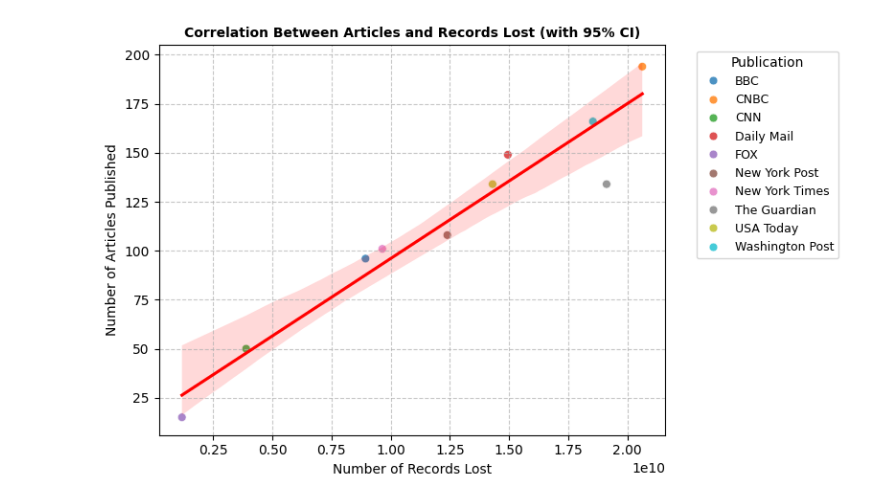
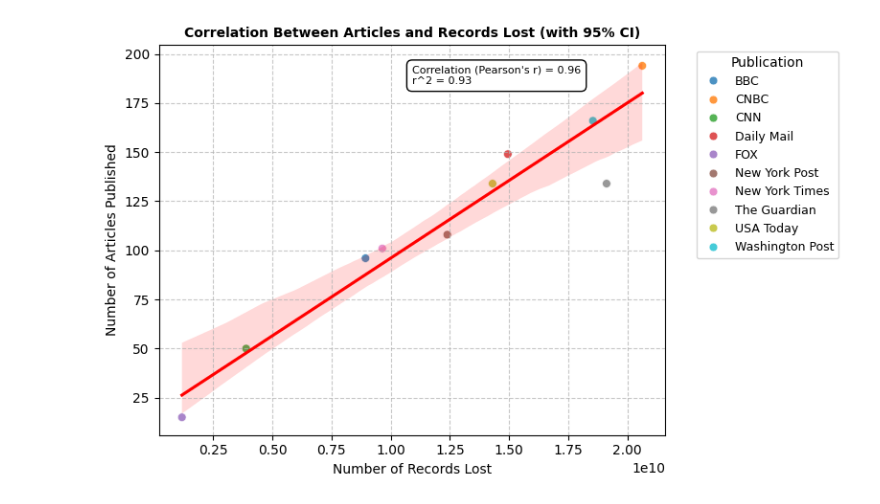
Before and after one commit to Pop101/BreachNews, a Jupyter notebook: viz/jupyter/analysis_plots.ipynb, the cells around one changed output. Saved outputs shown, nothing was run; the diff lists cells and outputs as text; code cells hidden in the pictures.

```diff
--- a/viz/jupyter/analysis_plots.ipynb
+++ b/viz/jupyter/analysis_plots.ipynb
@@ -21,7 +29,7 @@ data = pd.read_csv(
 # # Calculate the proportion of records breached to articles published
 # breach_summary['records_per_article'] = breach_summary['records lost'] / breach_summary['article_count']
 
-breach_summary = data.groupby('Publication').agg({
+publication_summary = data.groupby('Publication').agg({
     'records lost': 'sum',  # Total records lost
     'Headline': 'count',  # Count unique headlines
 
@@ -29,7 +37,7 @@ breach_summary = data.groupby('Publication').agg({
     'data sensitivity': 'first',  # Sensitivity level
 }).rename(columns={'Headline': 'article_count'})  # Rename to make it intuitive
 
-breach_summary = breach_summary.reset_index()
+publication_summary = publication_summary.reset_index()
 # %%
 # # Plot correlation between TOTAL articles published vs. TOTAL records lost
 # plt.figure(figsize=(8, 5))
@@ -67,60 +75,63 @@ breach_summary = breach_summary.reset_index()
 
 # plt.close()
 
+import scipy.stats as stats
 
 # Plot correlation between TOTAL articles published vs. TOTAL records lost
 plt.figure(figsize=(8, 5))
 
 # Use scatterplot for color-encoding groupby column
 scatter = sns.scatterplot(
-    data=breach_summary,
+    data=publication_summary,
 
     y='article_count',
     x='records lost',
 
-    hue='Publication',  # color encoding
+    hue='Publication',  # Color encoding
 
     palette='tab10',
     alpha=0.8,
     s=40
 )
 
 # Add the regression line using regplot (no scatter points)
 reg = sns.regplot(
     y='article_count',
     x='records lost',
-    data=breach_summary,
+    data=publication_summary,
     scatter=False,  # Don't plot scatter points since they're already plotted
     line_kws={'color': 'red'},
     ci=95
 )
 
 # Customize the plot
 plt.title('Correlation Between Articles and Records Lost (with 95% CI)', fontsize=10, fontweight='bold')
 plt.ylabel('Number of Articles Published', fontsize=10)
 plt.xlabel('Number of Records Lost', fontsize=10)
 plt.grid(axis='both', linestyle='--', alpha=0.7)
 
 # Add custom legend for 'Publication'
 handles, labels = scatter.get_legend_handles_labels()  # Get legend handles and labels
 plt.legend(handles, labels, title='Publication', loc='upper left', bbox_to_anchor=(1.05, 1), fontsize=9)
 
-# Annotate outliers
-outliers = breach_summary[breach_summary['records lost'] > breach_summary['records lost'].quantile(0.95)]
-for i, point in outliers.iterrows():
-    reg.annotate(
-        i,
-        (point['article_count'], point['records lost']),
-        textcoords="offset points",
-        xytext=(5, 5),
-        ha='center',
-        fontsize=8,
-        color='blue'
-    )
+
+# Calculate correlation coefficient (Pearson's r)
+correlation, _ = stats.pearsonr(publication_summary['records lost'], publication_summary['article_count'])
+
+# Get the regression line parameters (slope and intercept)
+slope, intercept, rvalue, pvalue, stderr = stats.linregress(publication_summary['records lost'], publication_summary['article_count'])
+
+# Annotate the plot with correlation coefficient and regression parameters
+plt.annotate(f'Correlation (Pearson\'s r) = {correlation:.2f}\nr^2 = {rvalue**2:.2f}',
+             xy=(0.5, 0.9),
+             xycoords='axes fraction',
+             fontsize=8,
+             color='black',
+             bbox=dict(facecolor='white', edgecolor='black', boxstyle='round,pad=0.5'))
 
 plt.tight_layout()
 plt.show()
 
 plt.close()
 # %% [output]
-[figure, old version]
+[figure, new version]
```
Also changed, not shown: parts of 7 cells of this notebook.
